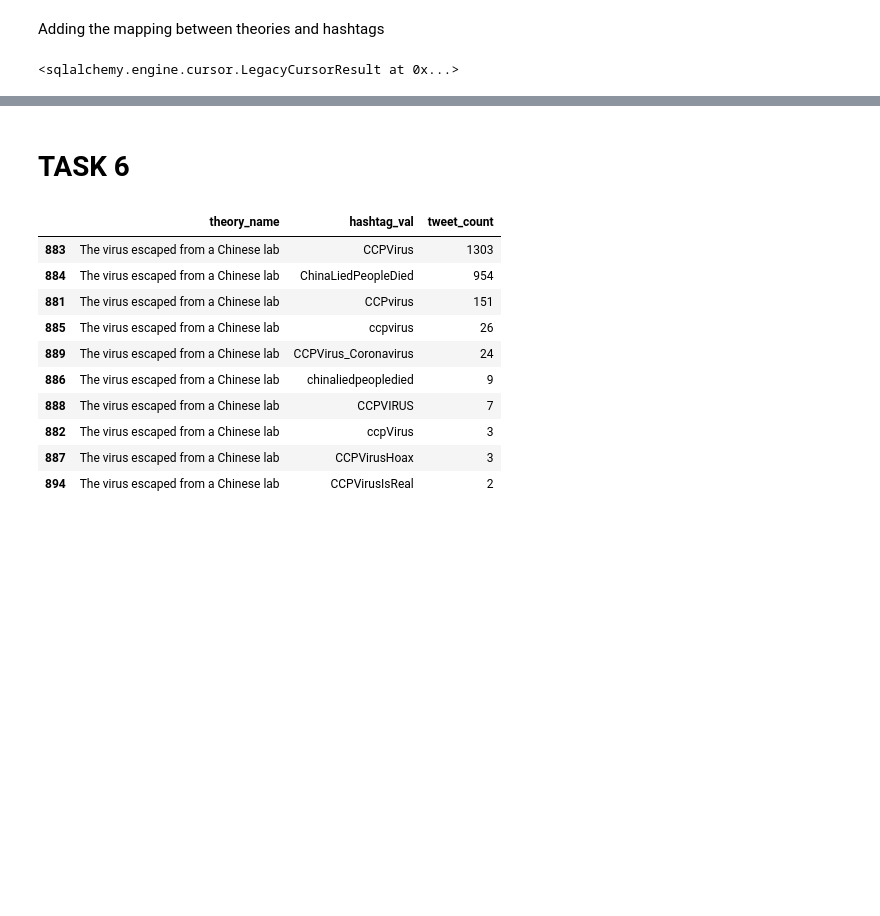
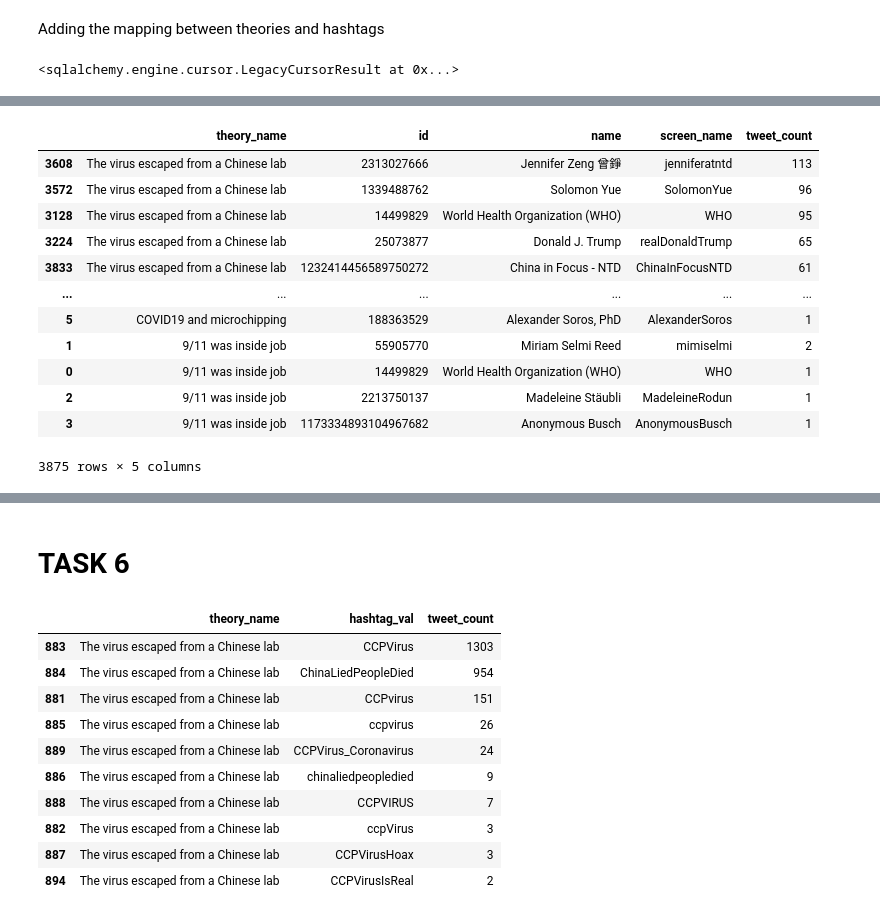
Before and after one commit to Denissovan/Denis_Krajcirik-PDT-zadanie1, a Jupyter notebook: tweets.ipynb, the cells around one changed output, grey strips where cells are left out. Drawn from its saved outputs; the diff is of its cells as text; code cells hidden in the pictures; blank space fills up the shorter version.

```diff
--- a/tweets.ipynb
+++ b/tweets.ipynb
@@ -758,0 +778,18 @@ except:
+# %%
+df_top_accounts_for_consp = df_top_accounts_for_consp.sort_values(['theory_name', 'tweet_count'], ascending=[False, False])
+# %%
+df_top_accounts_for_consp
+# %% [output]
+|  | theory_name | id | name | screen_name | tweet_count |
+| 3608 | The virus escaped from a Chinese lab | 2313027666 | Jennifer Zeng 曾錚 | jenniferatntd | 113 |
+| 3572 | The virus escaped from a Chinese lab | 1339488762 | Solomon Yue | SolomonYue | 96 |
+| 3128 | The virus escaped from a Chinese lab | 14499829 | World Health Organization (WHO) | WHO | 95 |
+| 3224 | The virus escaped from a Chinese lab | 25073877 | Donald J. Trump | realDonaldTrump | 65 |
+| 3833 | The virus escaped from a Chinese lab | 1232414456589750272 | China in Focus - NTD | ChinaInFocusNTD | 61 |
+| ... | ... | ... | ... | ... | ... |
+| 5 | COVID19 and microchipping | 188363529 | Alexander Soros, PhD | AlexanderSoros | 1 |
+| 1 | 9/11 was inside job | 55905770 | Miriam Selmi Reed | mimiselmi | 2 |
+| 0 | 9/11 was inside job | 14499829 | World Health Organization (WHO) | WHO | 1 |
+| 2 | 9/11 was inside job | 2213750137 | Madeleine Stäubli | MadeleineRodun | 1 |
+| 3 | 9/11 was inside job | 1173334893104967682 | Anonymous Busch | AnonymousBusch | 1 |
+3875 rows × 5 columns
```
Also changed, not shown: parts of 19 cells of this notebook.
